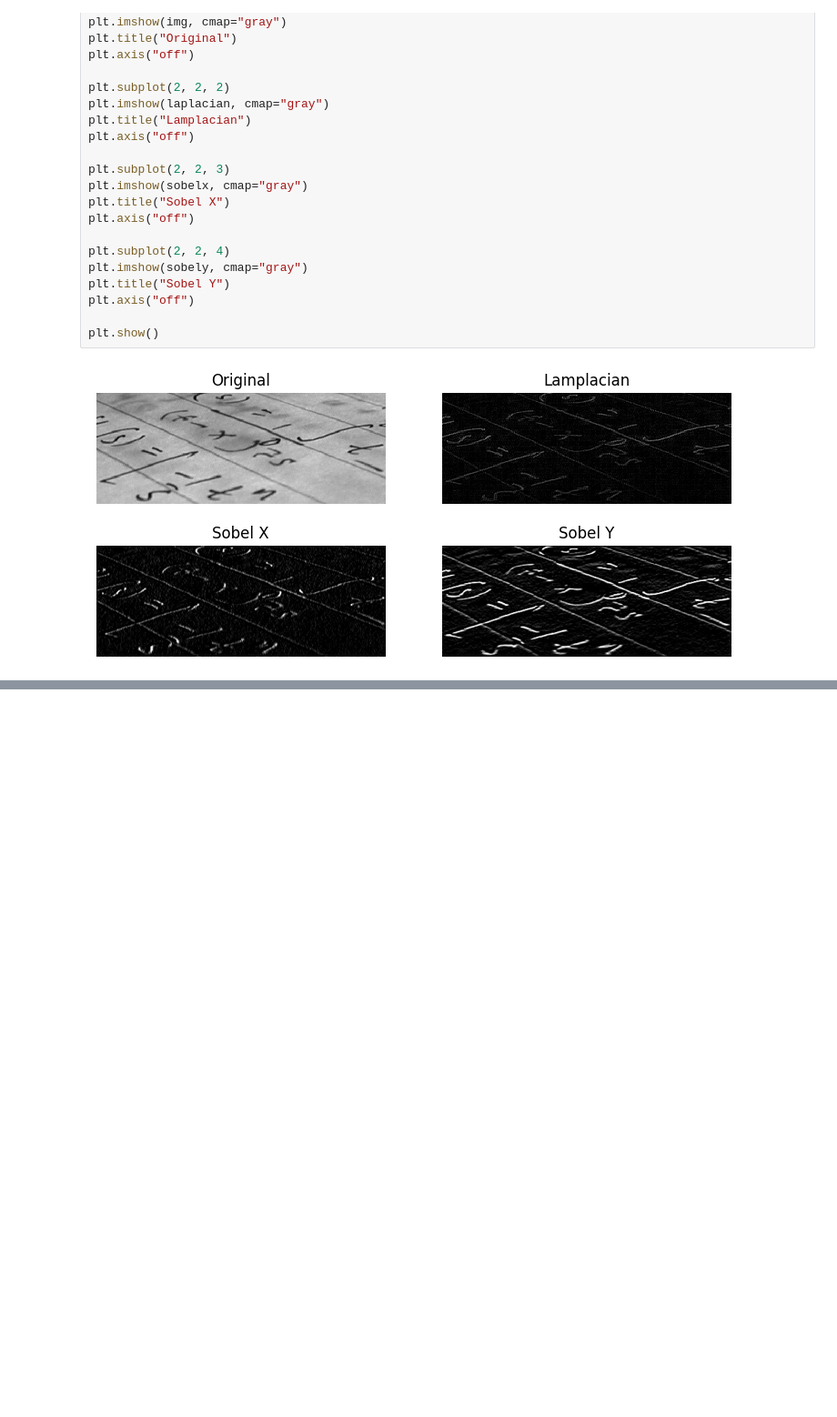
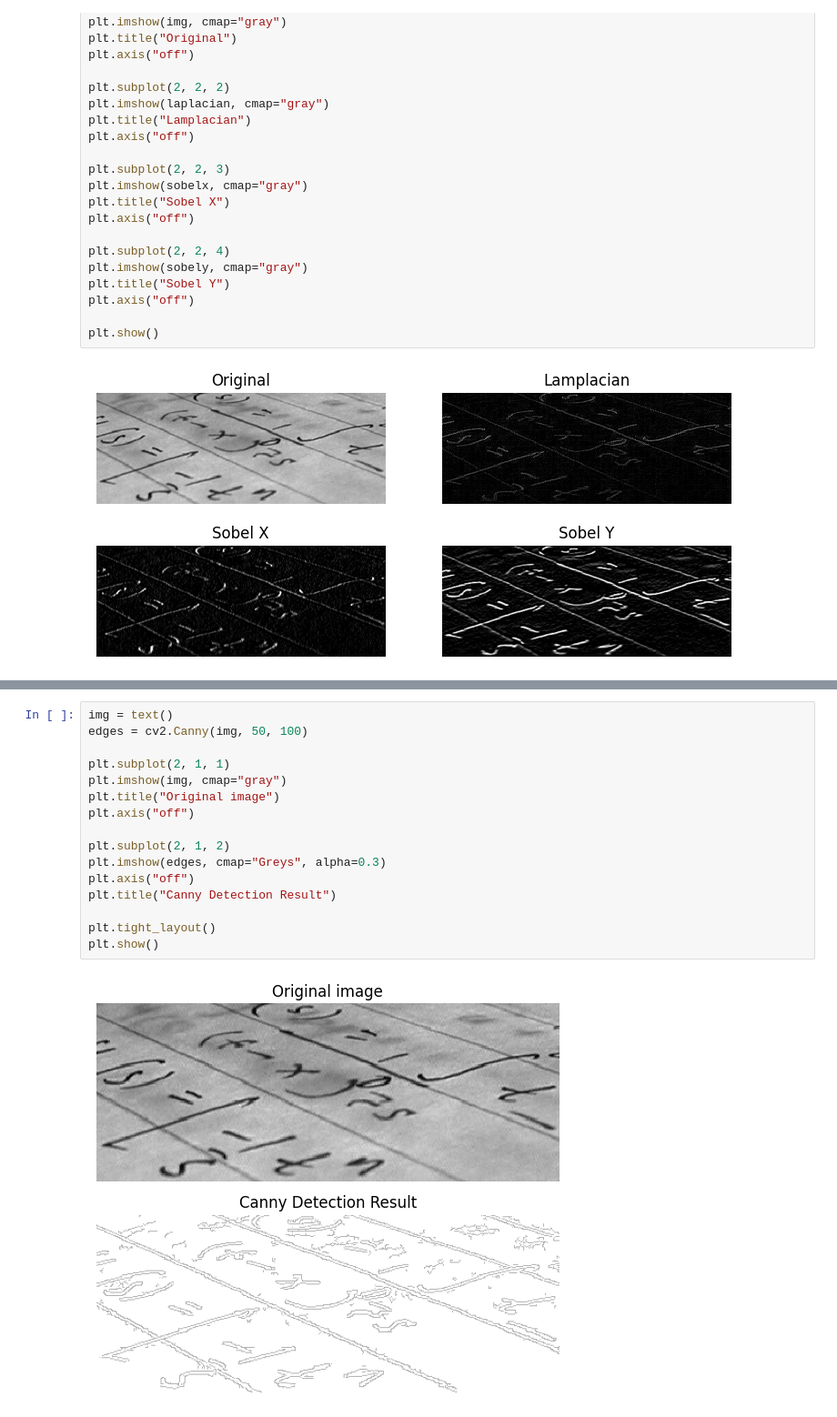
Before and after one commit to zave7/computer-vision, a Jupyter notebook: opencv/feature-extraction.ipynb, the cells around one changed output, grey strips where cells are left out. Shown at 91% size. Drawn from its saved outputs; the diff is of its cells as text; blank space fills up the shorter version.

Commit message:
feature extraction - canny edge

```diff
--- a/opencv/feature-extraction.ipynb
+++ b/opencv/feature-extraction.ipynb
@@ -58,0 +64,18 @@ plt.show()
+# %%
+img = text()
+edges = cv2.Canny(img, 50, 100)
+
+plt.subplot(2, 1, 1)
+plt.imshow(img, cmap="gray")
+plt.title("Original image")
+plt.axis("off")
+
+plt.subplot(2, 1, 2)
+plt.imshow(edges, cmap="Greys", alpha=0.3)
+plt.axis("off")
+plt.title("Canny Detection Result")
+
+plt.tight_layout()
+plt.show()
+# %% [output]
+[figure, added]
```
Also changed, not shown: parts of 1 cell of this notebook.
